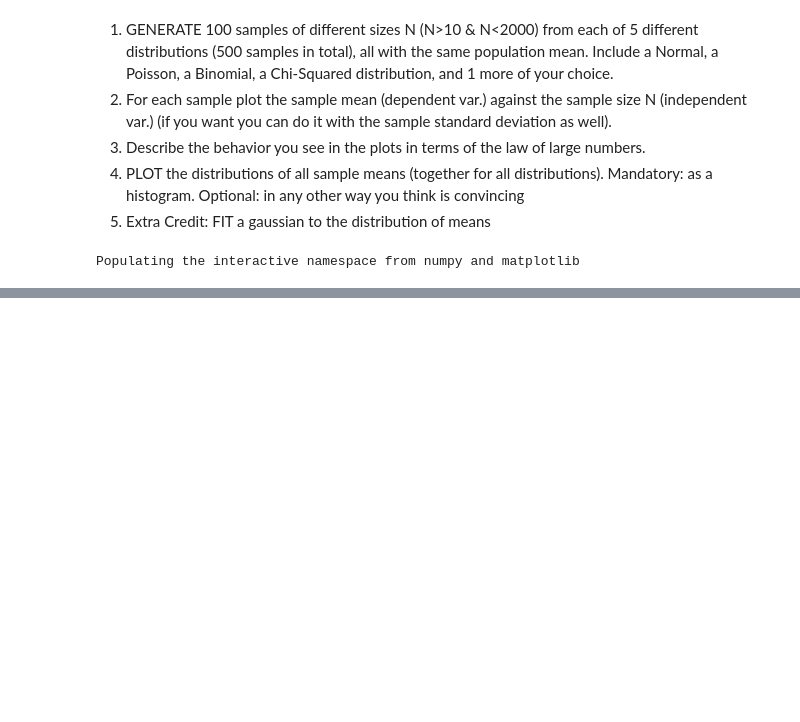
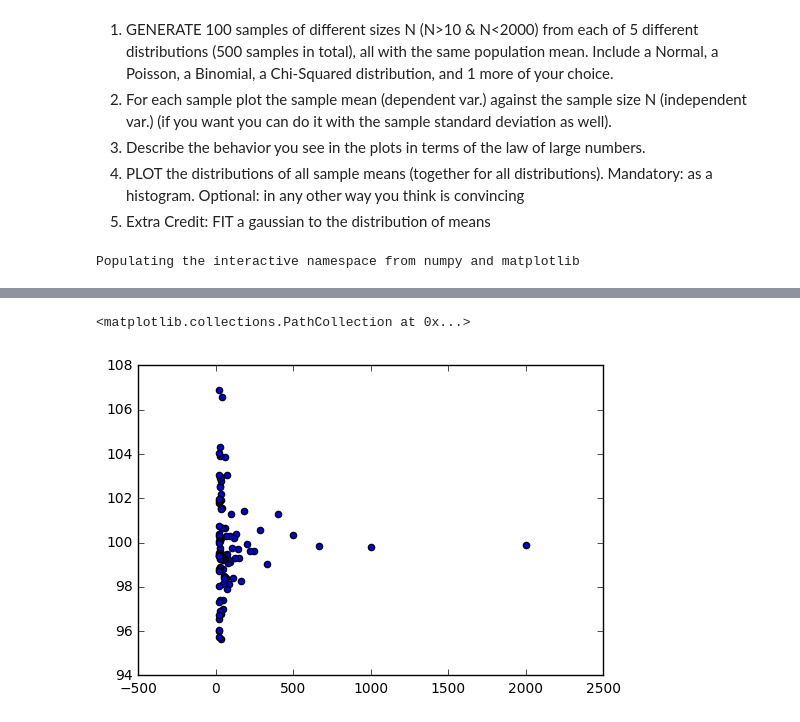
Before and after one commit to fhl204/PUI2016_fhl204, a Jupyter notebook: HW3_fhl204/HW3_1_fhl204.ipynb, the cells around one changed output, grey strips where cells are left out. Saved outputs shown, nothing was run; the diff lists cells and outputs as text; code cells hidden in the pictures; blank space fills up the shorter version.

```diff
--- a/HW3_fhl204/HW3_1_fhl204.ipynb
+++ b/HW3_fhl204/HW3_1_fhl204.ipynb
@@ -22,0 +43,3 @@ Populating the interactive namespace from numpy and matplotlib
+# %%
+mysize = (2000/np.array(range(1,101)))
+mysize
@@ -23,3 +57,25 @@ Populating the interactive namespace from numpy and matplotlib
+# %%
+#create empty list
+chidist =[]
+for i in range (0,len(mysize)):
+    chidist.append(np.random.chisquare(100,mysize[i]))
+#plot mean of distribution
+#x-axis = mysize
+
+#extract means first
+chimeans=[]
+for i in range(0,len(mysize)):
+    chimeans.append(chidist[i].mean())
+
+#chimeans
+#plot gains the sizes
+
+pl.scatter(mysize,chimeans)
+
+#something to the sq of n, preferred
+# %% [output]
+<matplotlib.collections.PathCollection at 0x...>
+[figure, added]
 # %%
 #distributions = ['pois', 'gaus', 'chisq', 'cauchy', 'lnorm', 'binomial']
 distributions = ['chisq']
```
Also changed, not shown: parts of 19 cells of this notebook, 4 other files.
